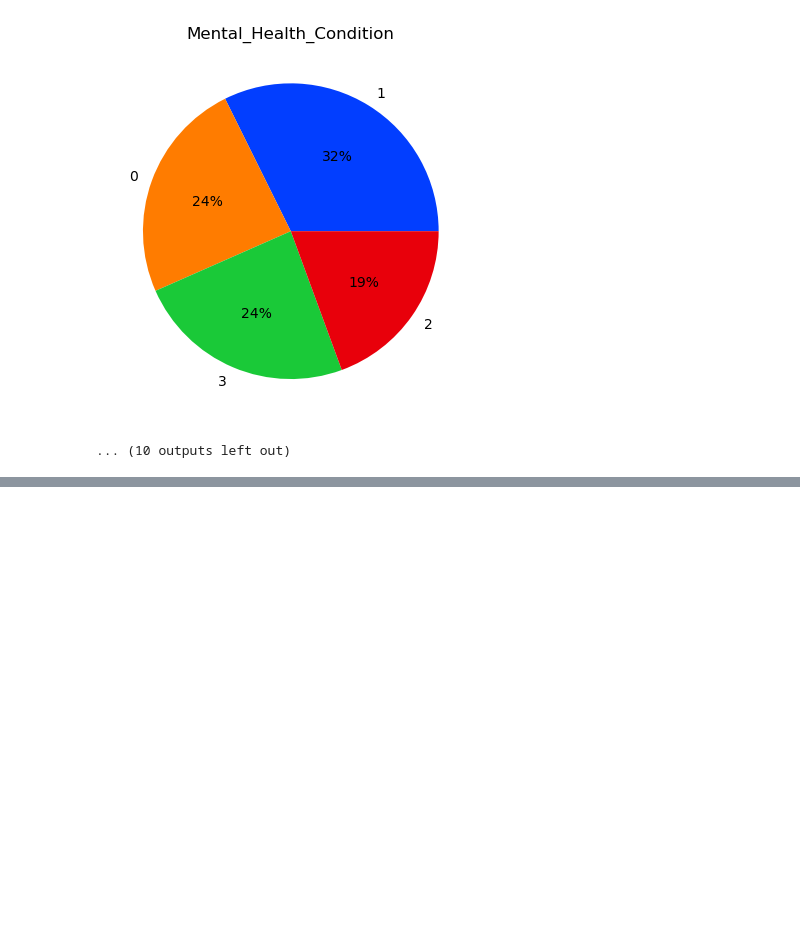
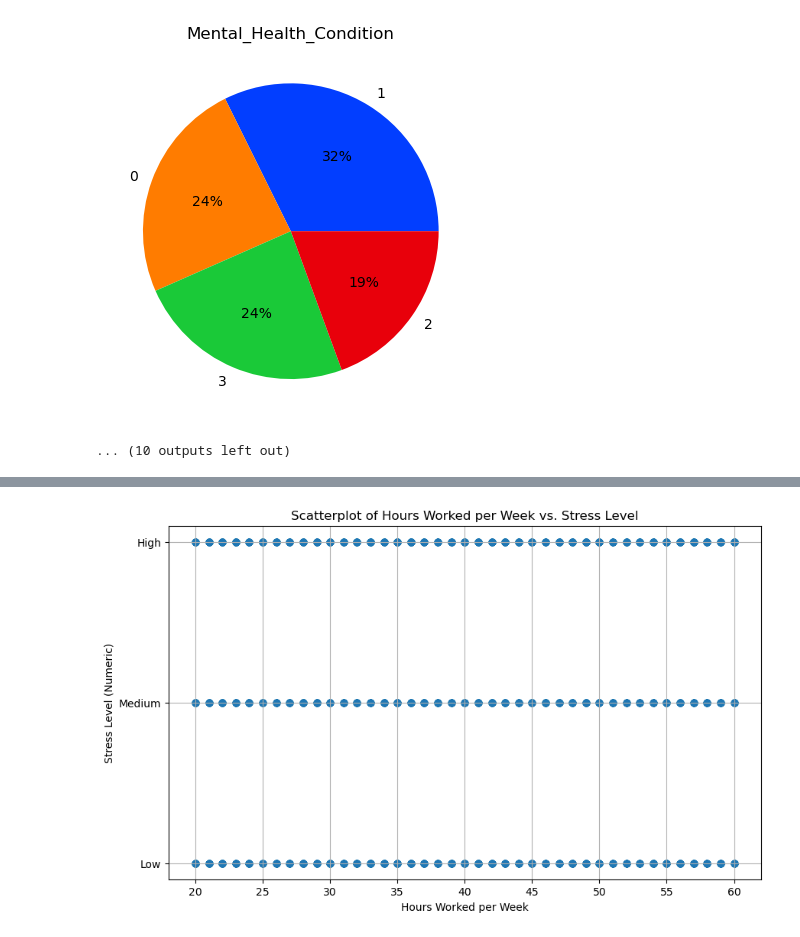
Before and after one commit to johnnyhuyhuynh/MindSpace, a Jupyter notebook: MindSpace-test.ipynb, the cells around one changed output, grey strips where cells are left out. Cells and saved outputs as stored; diff of their text form; code cells hidden in the pictures; blank space fills up the shorter version.

```diff
--- a/MindSpace-test.ipynb
+++ b/MindSpace-test.ipynb
@@ -601,0 +616,19 @@ df
+# %%
+import matplotlib.pyplot as plt
+import pandas as pd
+# Mapping Stress_Level to numerical values for plotting purposes
+data = pd.read_csv("dataset/Impact_of_Remote_Work_on_Mental_Health.csv")
+stress_mapping = {'Low': 1, 'Medium': 2, 'High': 3}
+data['Stress_Level_Numeric'] = data['Stress_Level'].map(stress_mapping)
+
+# Plotting the scatterplot for "Stress_Level" against "Hours_Worked_Per_Week"
+plt.figure(figsize=(10, 6))
+plt.scatter(data['Hours_Worked_Per_Week'], data['Stress_Level_Numeric'], alpha=0.7)
+plt.title('Scatterplot of Hours Worked per Week vs. Stress Level')
+plt.xlabel('Hours Worked per Week')
+plt.ylabel('Stress Level (Numeric)')
+plt.yticks([1, 2, 3], ['Low', 'Medium', 'High'])  # Label y-axis with original stress levels
+plt.grid(True)
+plt.show()
+# %% [output]
+[figure, added]
```
Also changed, not shown: parts of 8 cells of this notebook.
